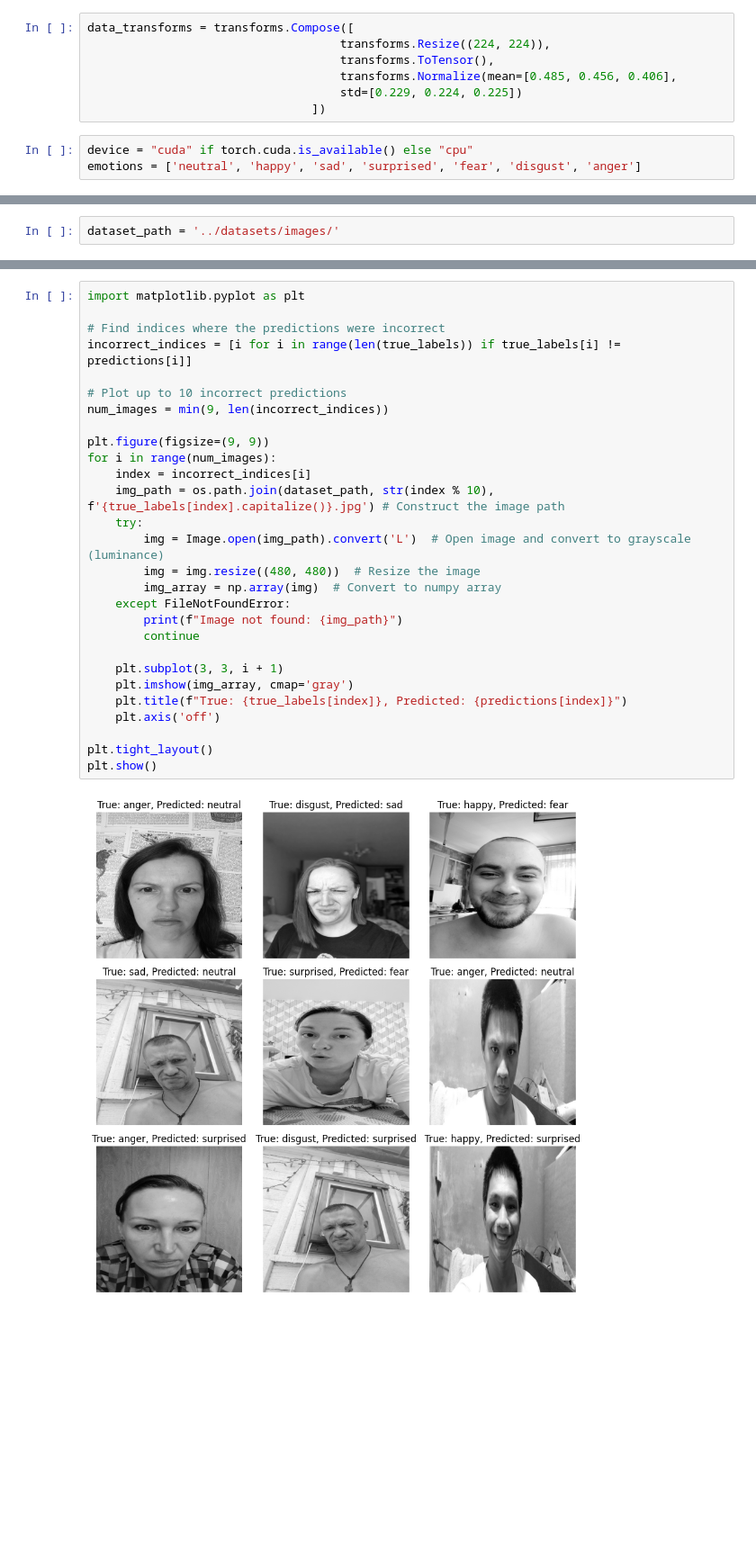
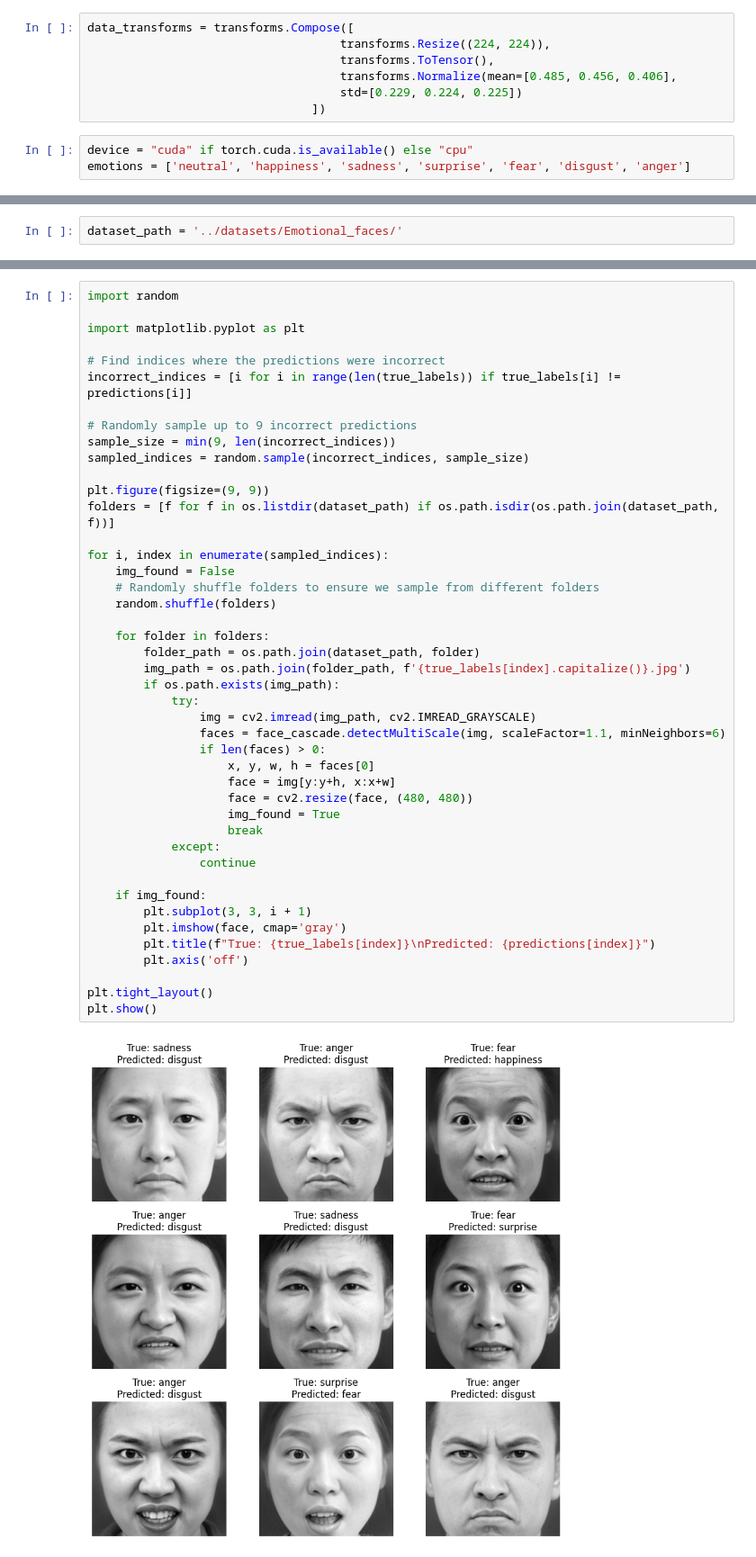
Before and after one commit to ashhssn/RT-Face-Emotion-Detection, a Jupyter notebook: notebooks/evaluate_DAN.ipynb, the cells around one changed output, grey strips where cells are left out. Shown at 90% size. Cells and saved outputs as stored; diff of their text form; blank space fills up the shorter version.

Commit message:
Evaluated on new dataset

```diff
--- a/notebooks/evaluate_DAN.ipynb
+++ b/notebooks/evaluate_DAN.ipynb
@@ -146,7 +146,7 @@ data_transforms = transforms.Compose([
                                 ])
 # %%
 device = "cuda" if torch.cuda.is_available() else "cpu"
-emotions = ['neutral', 'happy', 'sad', 'surprised', 'fear', 'disgust', 'anger']
+emotions = ['neutral', 'happiness', 'sadness', 'surprise', 'fear', 'disgust', 'anger']
 # %%
 emotion_model = DAN(num_head=4, num_class=7, pretrained=False)
 emotion_model.to(device)
@@ -172,7 +172,7 @@ DAN(
   (bn): BatchNorm1d(7, eps=1e-05, momentum=0.1, affine=True, track_running_stats=True)
 )
 # %%
-dataset_path = '../datasets/images/'
+dataset_path = '../datasets/Emotional_faces/'
 # %%
 # Initialize lists to store true labels and predictions
 true_labels = []
@@ -227,31 +223,47 @@ Accuracy: 60.47%
 # %%
+import random
+
 import matplotlib.pyplot as plt
 
 # Find indices where the predictions were incorrect
 incorrect_indices = [i for i in range(len(true_labels)) if true_labels[i] != predictions[i]]
 
-# Plot up to 10 incorrect predictions
-num_images = min(9, len(incorrect_indices))
+# Randomly sample up to 9 incorrect predictions
+sample_size = min(9, len(incorrect_indices))
+sampled_indices = random.sample(incorrect_indices, sample_size)
 
 plt.figure(figsize=(9, 9))
-for i in range(num_images):
-    index = incorrect_indices[i]
-    img_path = os.path.join(dataset_path, str(index % 10), f'{true_labels[index].capitalize()}.jpg') # Construct the image path
-    try:
-        img = Image.open(img_path).convert('L')  # Open image and convert to grayscale (luminance)
-        img = img.resize((480, 480))  # Resize the image
-        img_array = np.array(img)  # Convert to numpy array
-    except FileNotFoundError:
-        print(f"Image not found: {img_path}")
-        continue
+folders = [f for f in os.listdir(dataset_path) if os.path.isdir(os.path.join(dataset_path, f))]
 
-    plt.subplot(3, 3, i + 1)
-    plt.imshow(img_array, cmap='gray')
-    plt.title(f"True: {true_labels[index]}, Predicted: {predictions[index]}")
-    plt.axis('off')
+for i, index in enumerate(sampled_indices):
+    img_found = False
+    # Randomly shuffle folders to ensure we sample from different folders
+    random.shuffle(folders)
+
+    for folder in folders:
+        folder_path = os.path.join(dataset_path, folder)
+        img_path = os.path.join(folder_path, f'{true_labels[index].capitalize()}.jpg')
+        if os.path.exists(img_path):
+            try:
+                img = cv2.imread(img_path, cv2.IMREAD_GRAYSCALE)
+                faces = face_cascade.detectMultiScale(img, scaleFactor=1.1, minNeighbors=6)
+                if len(faces) > 0:
+                    x, y, w, h = faces[0]
+                    face = img[y:y+h, x:x+w]
+                    face = cv2.resize(face, (480, 480))
+                    img_found = True
+                    break
+            except:
+                continue
+
+    if img_found:
+        plt.subplot(3, 3, i + 1)
+        plt.imshow(face, cmap='gray')
+        plt.title(f"True: {true_labels[index]}\nPredicted: {predictions[index]}")
+        plt.axis('off')
 
 plt.tight_layout()
 plt.show()
 # %% [output]
-[figure, old version]
+[figure, new version]
 # %%
```
Also changed, not shown: parts of 4 cells of this notebook, 1 other file.
